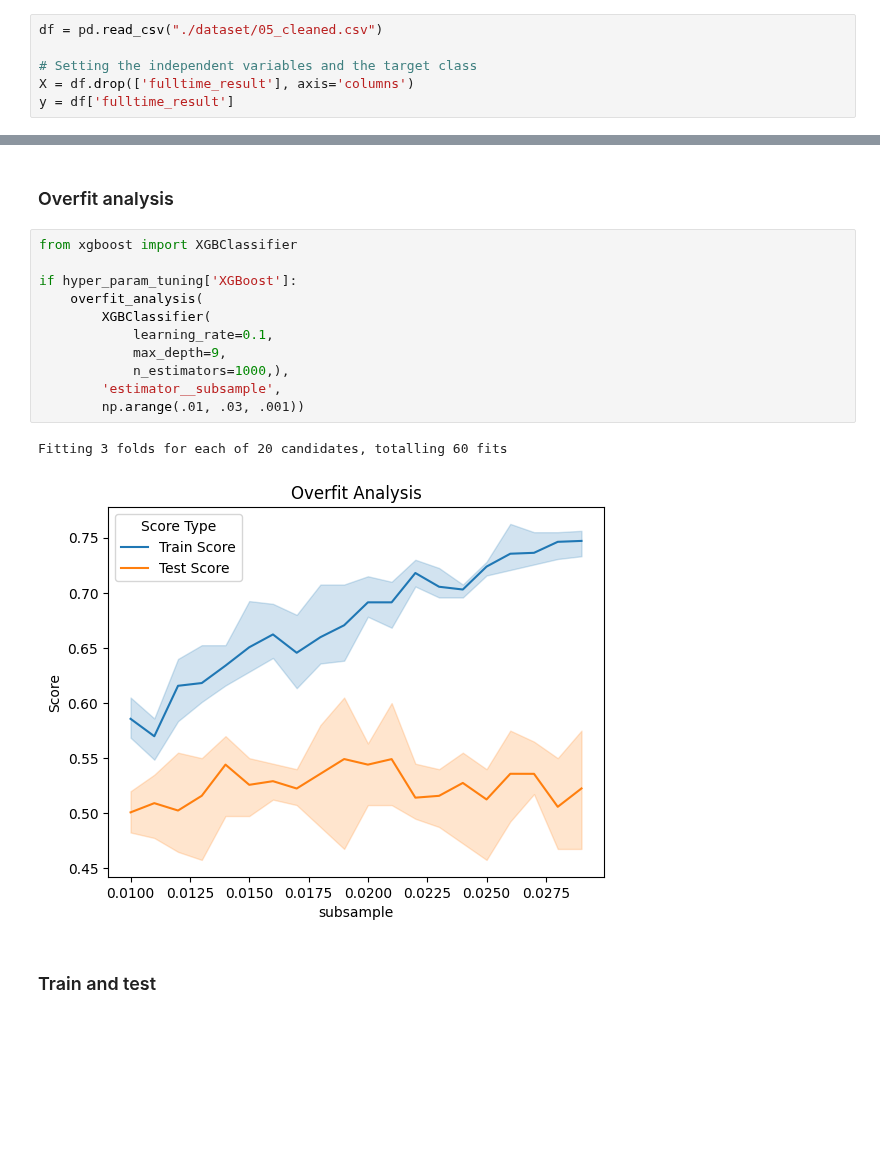
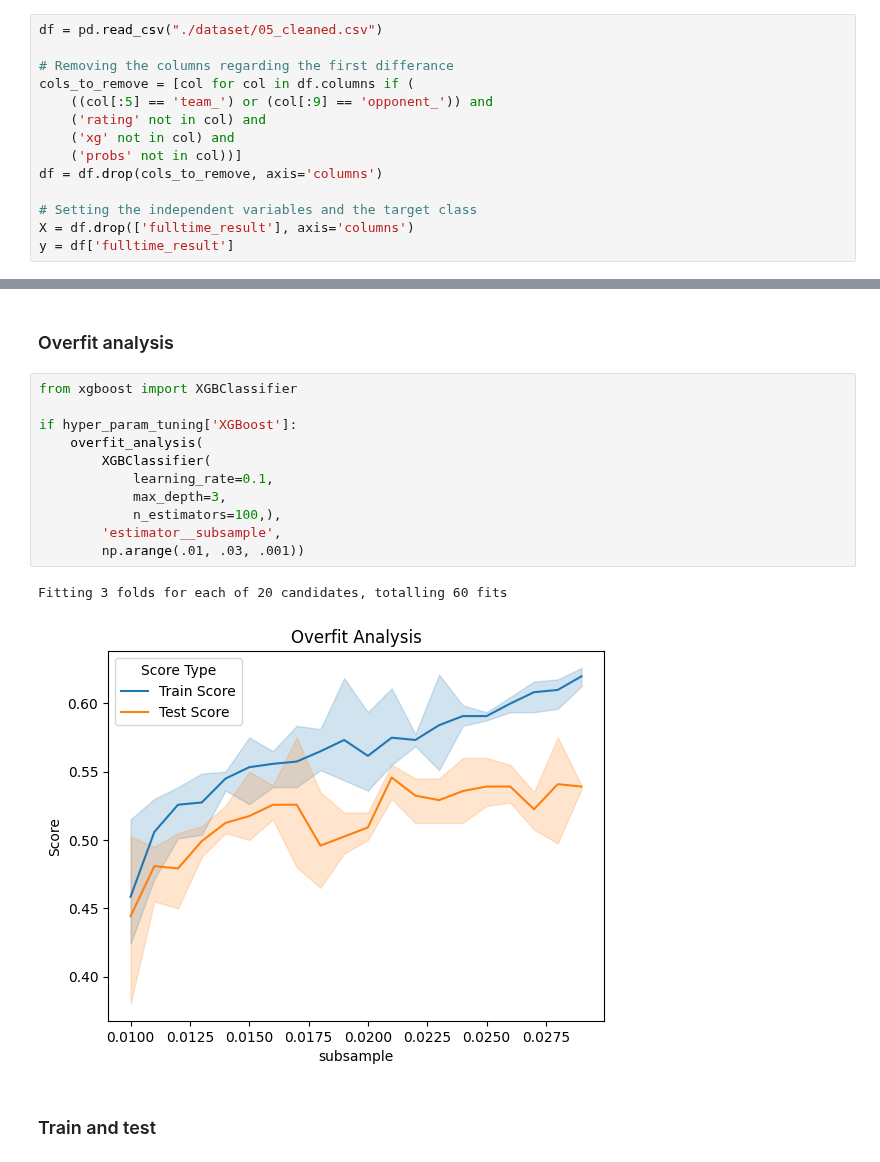
Before and after one commit to babakmahmoudian/la_liga, a Jupyter notebook: 02_02_ml_panel.ipynb, the cells around one changed output, grey strips where cells are left out. Cells and saved outputs as stored; diff of their text form; blank space fills up the shorter version.

Commit message:
refined the columns in panel model

```diff
--- a/02_02_ml_panel.ipynb
+++ b/02_02_ml_panel.ipynb
@@ -20,6 +20,14 @@ hyper_param_tuning = {
 The data is imported via the file output from preprocessing stage
 # %%
 df = pd.read_csv("./dataset/05_cleaned.csv")
+
+# Removing the columns regarding the first differance
+cols_to_remove = [col for col in df.columns if (
+    ((col[:5] == 'team_') or (col[:9] == 'opponent_')) and
+    ('rating' not in col) and
+    ('xg' not in col) and
+    ('probs' not in col))]
+df = df.drop(cols_to_remove, axis='columns')
 
 # Setting the independent variables and the target class
 X = df.drop(['fulltime_result'], axis='columns')
@@ -335,17 +343,17 @@ Maximum accuracy of 0.579096 was yielded using: {'estimator__learning_rate': 0.1
 # %%
 from xgboost import XGBClassifier
 
 if hyper_param_tuning['XGBoost']:
     overfit_analysis(
         XGBClassifier(
             learning_rate=0.1,
-            max_depth=9,
-            n_estimators=1000,),
+            max_depth=3,
+            n_estimators=100,),
         'estimator__subsample',
         np.arange(.01, .03, .001))
 # %% [output]
 Fitting 3 folds for each of 20 candidates, totalling 60 fits
-[figure, old version]
+[figure, new version]
 # %% [markdown]
 ### Train and test
 # %%
```
Also changed, not shown: parts of 10 cells of this notebook.
